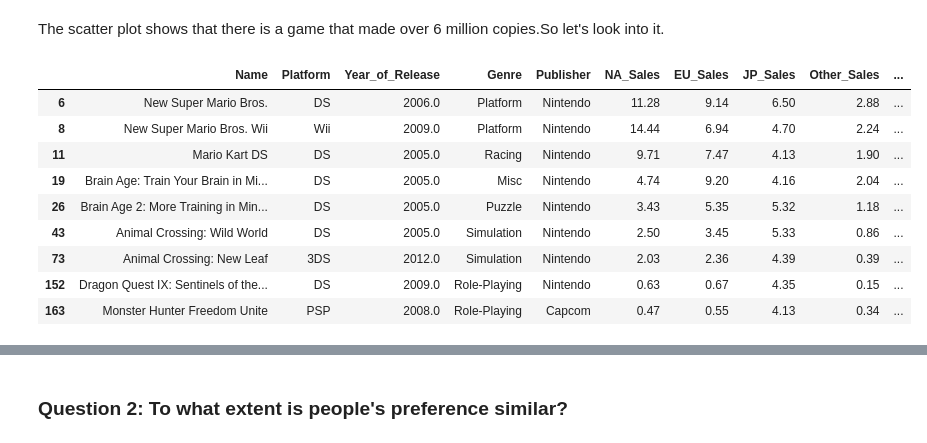
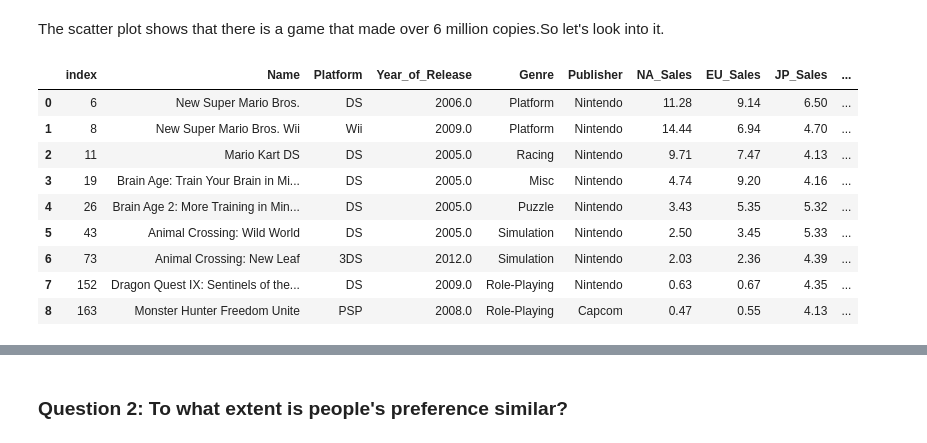
Before and after one commit to ubco-W2022T1-cosc301/project-group22, a Jupyter notebook: notebooks/analysis1.ipynb, the cells around one changed output, grey strips where cells are left out. Saved outputs shown, nothing was run; the diff lists cells and outputs as text; code cells hidden in the pictures.

Commit message:
edited question1

```diff
--- a/notebooks/analysis1.ipynb
+++ b/notebooks/analysis1.ipynb
@@ -198,16 +246,16 @@ df.plot(kind='scatter', x='Year_of_Release', y='JP_Sales')
 The scatter plot shows that there is a game that made over 6 million copies.So let's look into it.
 # %%
 df2 = df.copy()
-df2 = df2[df2['JP_Sales'] >= 4]
+df2 = df2[df2['JP_Sales'] >= 4].reset_index()
 df2
 # %% [output]
-|  | Name | Platform | Year_of_Release | Genre | Publisher | NA_Sales | EU_Sales | JP_Sales | Other_Sales | ... |
-| 6 | New Super Mario Bros. | DS | 2006.0 | Platform | Nintendo | 11.28 | 9.14 | 6.50 | 2.88 | ... |
-| 8 | New Super Mario Bros. Wii | Wii | 2009.0 | Platform | Nintendo | 14.44 | 6.94 | 4.70 | 2.24 | ... |
-| 11 | Mario Kart DS | DS | 2005.0 | Racing | Nintendo | 9.71 | 7.47 | 4.13 | 1.90 | ... |
-| 19 | Brain Age: Train Your Brain in Mi... | DS | 2005.0 | Misc | Nintendo | 4.74 | 9.20 | 4.16 | 2.04 | ... |
-| 26 | Brain Age 2: More Training in Min... | DS | 2005.0 | Puzzle | Nintendo | 3.43 | 5.35 | 5.32 | 1.18 | ... |
-| 43 | Animal Crossing: Wild World | DS | 2005.0 | Simulation | Nintendo | 2.50 | 3.45 | 5.33 | 0.86 | ... |
-| 73 | Animal Crossing: New Leaf | 3DS | 2012.0 | Simulation | Nintendo | 2.03 | 2.36 | 4.39 | 0.39 | ... |
-| 152 | Dragon Quest IX: Sentinels of the... | DS | 2009.0 | Role-Playing | Nintendo | 0.63 | 0.67 | 4.35 | 0.15 | ... |
-| 163 | Monster Hunter Freedom Unite | PSP | 2008.0 | Role-Playing | Capcom | 0.47 | 0.55 | 4.13 | 0.34 | ... |
+|  | index | Name | Platform | Year_of_Release | Genre | Publisher | NA_Sales | EU_Sales | JP_Sales | ... |
+| 0 | 6 | New Super Mario Bros. | DS | 2006.0 | Platform | Nintendo | 11.28 | 9.14 | 6.50 | ... |
+| 1 | 8 | New Super Mario Bros. Wii | Wii | 2009.0 | Platform | Nintendo | 14.44 | 6.94 | 4.70 | ... |
+| 2 | 11 | Mario Kart DS | DS | 2005.0 | Racing | Nintendo | 9.71 | 7.47 | 4.13 | ... |
+| 3 | 19 | Brain Age: Train Your Brain in Mi... | DS | 2005.0 | Misc | Nintendo | 4.74 | 9.20 | 4.16 | ... |
+| 4 | 26 | Brain Age 2: More Training in Min... | DS | 2005.0 | Puzzle | Nintendo | 3.43 | 5.35 | 5.32 | ... |
+| 5 | 43 | Animal Crossing: Wild World | DS | 2005.0 | Simulation | Nintendo | 2.50 | 3.45 | 5.33 | ... |
+| 6 | 73 | Animal Crossing: New Leaf | 3DS | 2012.0 | Simulation | Nintendo | 2.03 | 2.36 | 4.39 | ... |
+| 7 | 152 | Dragon Quest IX: Sentinels of the... | DS | 2009.0 | Role-Playing | Nintendo | 0.63 | 0.67 | 4.35 | ... |
+| 8 | 163 | Monster Hunter Freedom Unite | PSP | 2008.0 | Role-Playing | Capcom | 0.47 | 0.55 | 4.13 | ... |
```
Also changed, not shown: parts of 48 cells of this notebook, 2 other files.
